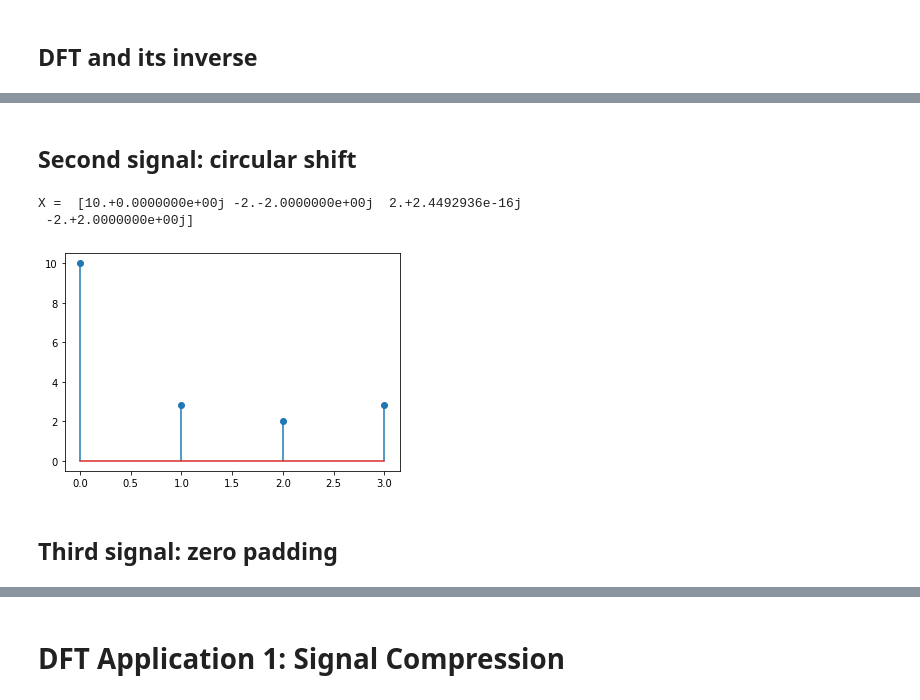
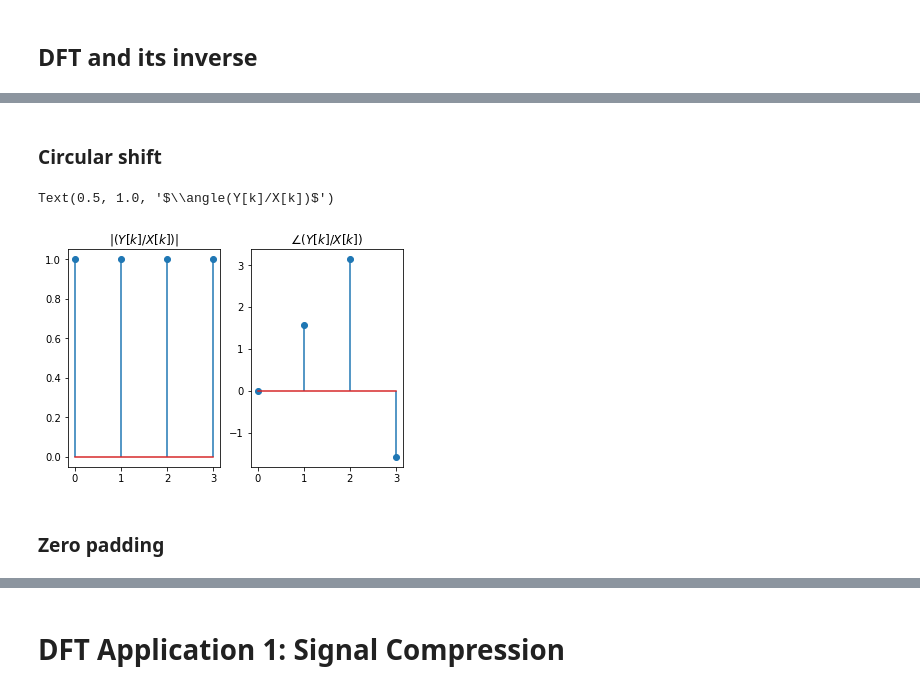
Before and after one commit to hthieu166/ece310-demos, a Jupyter notebook: demo_DFT.ipynb, the cells around one changed output, grey strips where cells are left out. Cells and saved outputs as stored; diff of their text form; code cells hidden in the pictures.

```diff
--- a/demo_DFT.ipynb
+++ b/demo_DFT.ipynb
@@ -15,14 +15,14 @@ def DFT(x):
           X  : DFT of the input signal x
     '''
     N = len(x)
-    W_N = np.exp(-1j * 2 * np.pi / N)
+    W_N = np.exp(1j * 2 * np.pi / N)
 
     X = np.zeros_like(x, dtype=complex) # data types: important in Python!!
 
     for k in range(len(X)):
         # Compute the DFT sum over signal samples in x
         for n in range(len(x)):
-            X[k] = X[k] + x[n] * W_N**(k * n)
+            X[k] = X[k] + x[n] * W_N**(-k * n)
 
     return X
 
@@ -36,14 +36,14 @@ def IDFT(X):
           x  : the inverse DFT of the input X
     '''
     N = len(X)
-    W_N = np.exp(-1j * 2 * np.pi / N)
+    W_N = np.exp(1j * 2 * np.pi / N)
 
     x = np.zeros_like(X, dtype=complex) # data types: important in Python!!
 
     for n in range(len(x)):
         # Compute the IDFT sum over DFT coefficients in X
         for k in range(len(X)):
-            x[n] = x[n] + X[k] * W_N**(- k * n)
+            x[n] = x[n] + X[k] * W_N**(k * n)
 
         x[n] = x[n] / N
 
@@ -69,13 +90,18 @@ xhat =  [1.-5.55111512e-16j 2.-2.77555756e-16j 3.-1.11022302e-16j
 # %% [markdown]
-## Second signal: circular shift
+### Circular shift
 # %%
-x = np.array([2, 3, 4, 1])
-X = DFT(x) # Compute the DFT of x
-print('X = ', X)
-plt.stem(np.abs(X));
+y = np.array([2, 3, 4, 1])
+Y = DFT(y) # Compute the DFT of x
+
+plt.subplot(1,2,1)
+plt.stem(np.abs(Y/X));
+plt.title('$|(Y[k]/X[k])|$')
+
+plt.subplot(1,2,2)
+plt.stem(np.angle(Y/X));
+plt.title(r'$\angle(Y[k]/X[k])$')
 # %% [output]
-X =  [10.+0.0000000e+00j -2.-2.0000000e+00j  2.+2.4492936e-16j
- -2.+2.0000000e+00j]
+Text(0.5, 1.0, '$\\angle(Y[k]/X[k])$')
-[figure, old version]
+[figure, new version]
 # %% [markdown]
-## Third signal: zero padding
+### Zero padding
```
Also changed, not shown: parts of 18 cells of this notebook.
